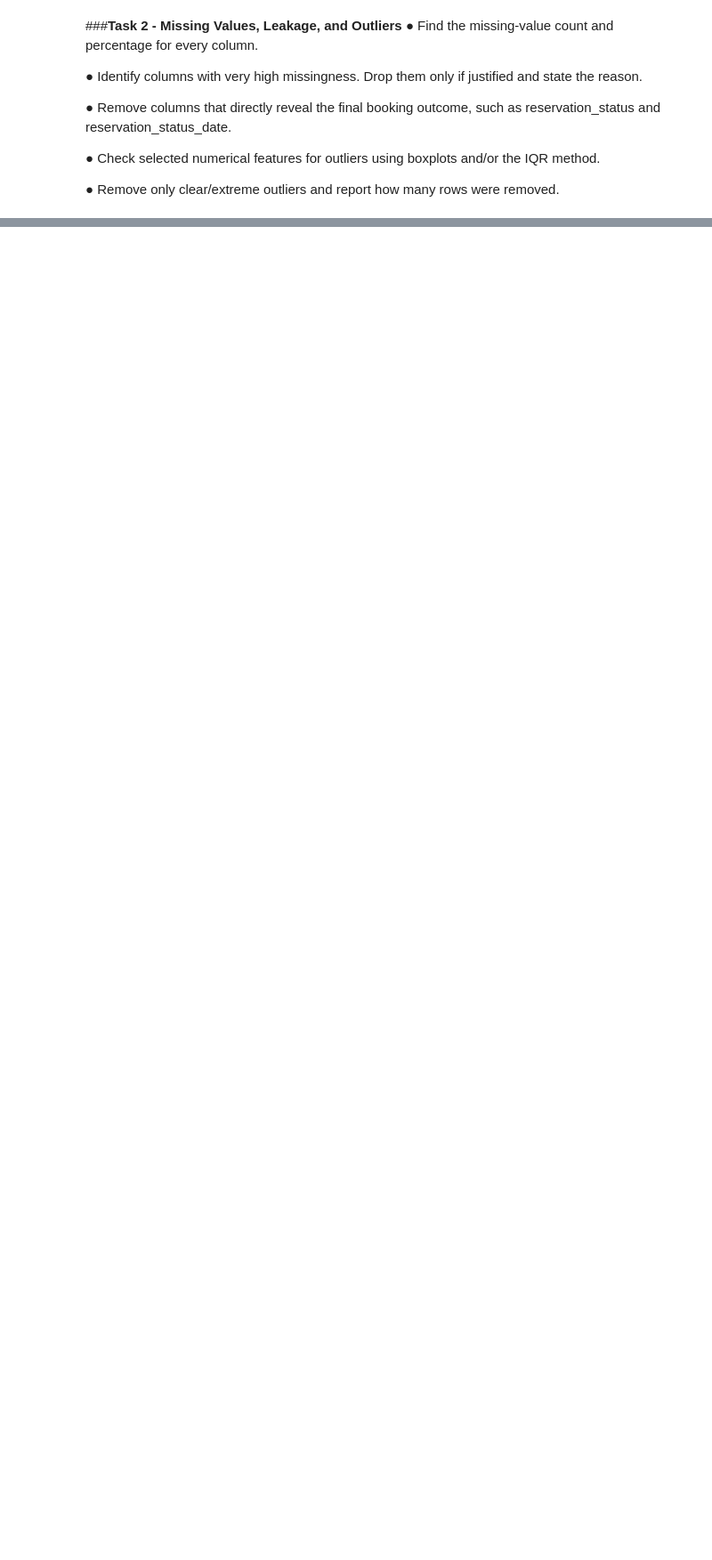
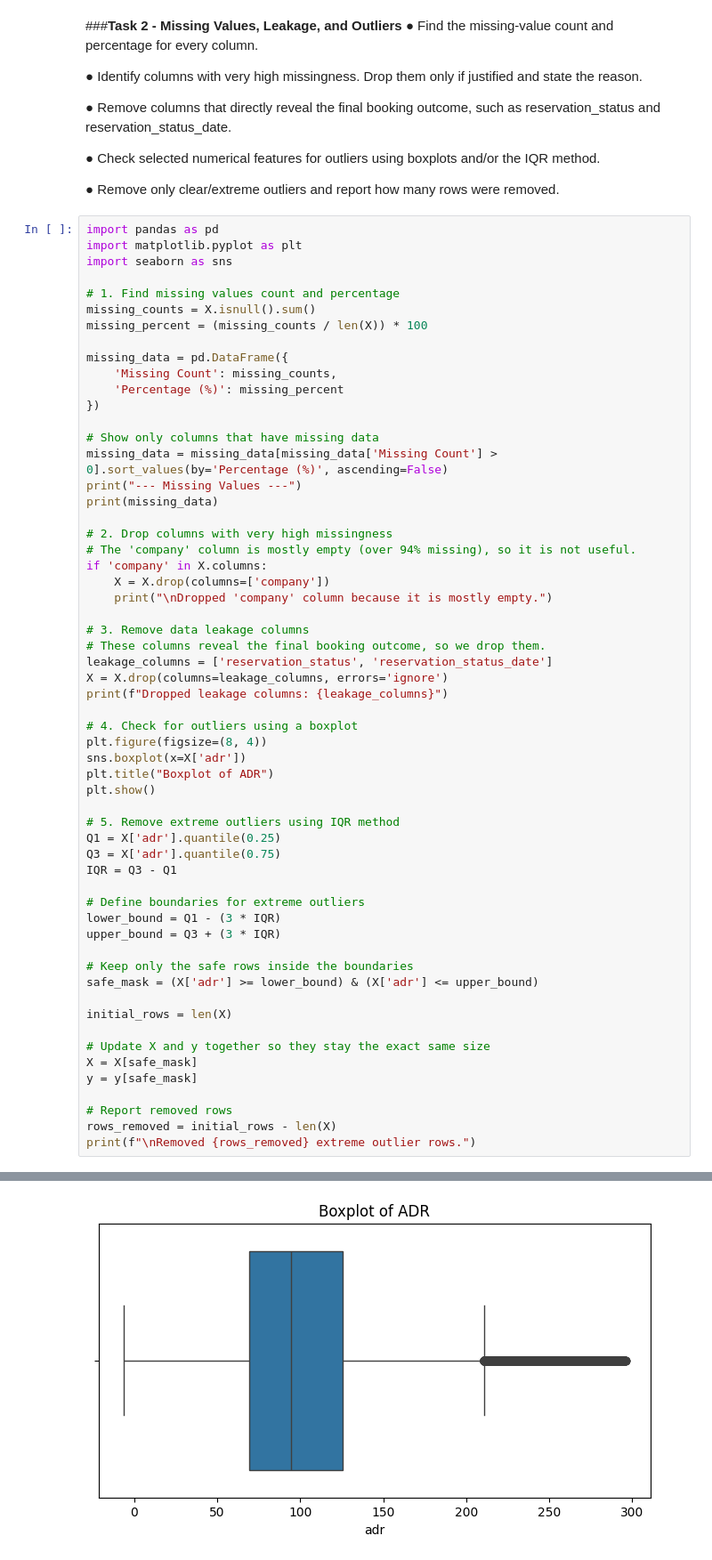
Before and after one commit to 202618049/Twinkle_202618049_DS605, a Jupyter notebook: 202618049_Lab_03/202618049_Lab03.ipynb, the cells around one changed output, grey strips where cells are left out. Shown at 89% size. Saved outputs shown, nothing was run; the diff lists cells and outputs as text; blank space fills up the shorter version.

```diff
--- a/202618049_Lab_03/202618049_Lab03.ipynb
+++ b/202618049_Lab_03/202618049_Lab03.ipynb
@@ -100,3 +100,62 @@ Name: count, dtype: int64
 ● Check selected numerical features for outliers using boxplots and/or the IQR method.
 
 ● Remove only clear/extreme outliers and report how many rows were removed.
+# %%
+import pandas as pd
+import matplotlib.pyplot as plt
+import seaborn as sns
+
+# 1. Find missing values count and percentage
+missing_counts = X.isnull().sum()
+missing_percent = (missing_counts / len(X)) * 100
+
+missing_data = pd.DataFrame({
+    'Missing Count': missing_counts,
+    'Percentage (%)': missing_percent
+})
+
+# Show only columns that have missing data
+missing_data = missing_data[missing_data['Missing Count'] > 0].sort_values(by='Percentage (%)', ascending=False)
+print("--- Missing Values ---")
+print(missing_data)
+
+# 2. Drop columns with very high missingness
+# The 'company' column is mostly empty (over 94% missing), so it is not useful.
+if 'company' in X.columns:
+    X = X.drop(columns=['company'])
+    print("\nDropped 'company' column because it is mostly empty.")
+
+# 3. Remove data leakage columns
+# These columns reveal the final booking outcome, so we drop them.
+leakage_columns = ['reservation_status', 'reservation_status_date']
+X = X.drop(columns=leakage_columns, errors='ignore')
+print(f"Dropped leakage columns: {leakage_columns}")
+
+# 4. Check for outliers using a boxplot
+plt.figure(figsize=(8, 4))
+sns.boxplot(x=X['adr'])
+plt.title("Boxplot of ADR")
+plt.show()
+
+# 5. Remove extreme outliers using IQR method
+Q1 = X['adr'].quantile(0.25)
+Q3 = X['adr'].quantile(0.75)
+IQR = Q3 - Q1
+
+# Define boundaries for extreme outliers
+lower_bound = Q1 - (3 * IQR)
+upper_bound = Q3 + (3 * IQR)
+
+# Keep only the safe rows inside the boundaries
+safe_mask = (X['adr'] >= lower_bound) & (X['adr'] <= upper_bound)
+
+initial_rows = len(X)
+
+# Update X and y together so they stay the exact same size
+X = X[safe_mask]
+y = y[safe_mask]
+
+# Report removed rows
+rows_removed = initial_rows - len(X)
+print(f"\nRemoved {rows_removed} extreme outlier rows.")
+# %% [output]
@@ -102,0 +168 @@ Name: count, dtype: int64
+[figure, added]
```
Also changed, not shown: parts of 1 cell of this notebook.
